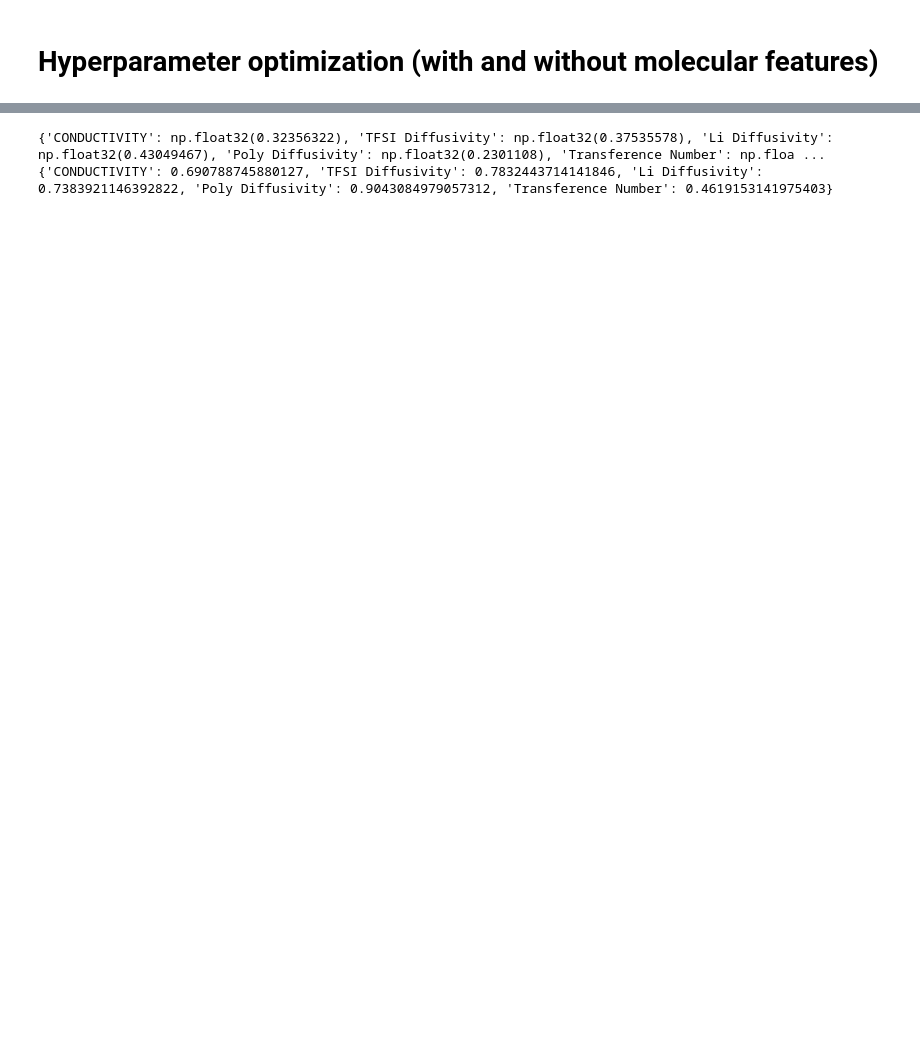
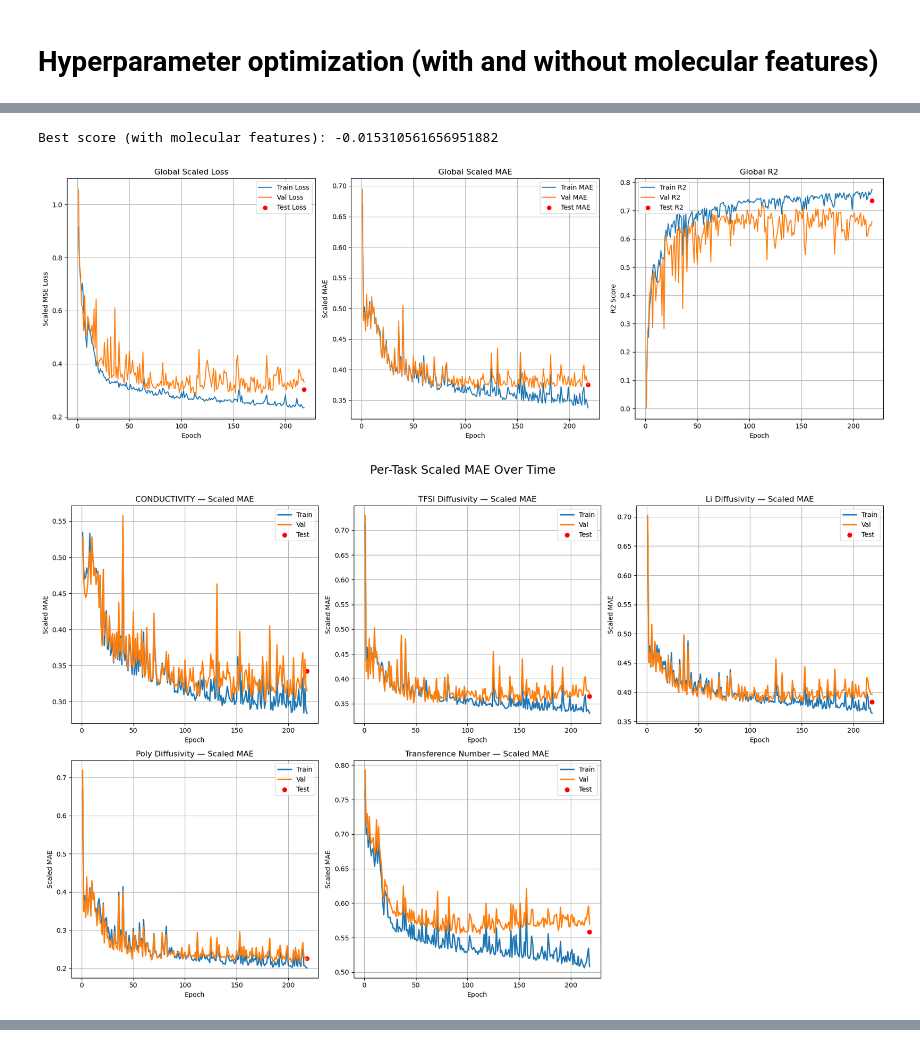
Before and after one commit to phuangthongs/Ionic-Conductivity-Prediction-Project, a Jupyter notebook: cgcnn_test.ipynb, the cells around one changed output, grey strips where cells are left out. Drawn from its saved outputs; the diff is of its cells as text; code cells hidden in the pictures; blank space fills up the shorter version.

```diff
--- a/cgcnn_test.ipynb
+++ b/cgcnn_test.ipynb
@@ -936,8 +1019,2 @@ KeyboardInterrupt:
-# %%
-score_withmol = 0
-while score_withmol < (optimizer_withmol.best_score_- 0.01):
-    final_model_withmol, final_metrics_withmol, _ = model_execution(**best_params_withmol)
-    score_withmol = final_metrics_withmol['test']['r2']-final_metrics_withmol['test']['mae']
-    print(score_withmol)
 # %%
 print('Best score (no molecular features):',score_nomol)
@@ -950,3 +1039,7 @@ Best score: 0.7360149186104537
 # %%
 print('Best score (with molecular features):',score_withmol)
-plot_all_metrics(final_metrics_withmol, target_cols_labels, num_epochs=best_params_withmol["num_epochs"]) #final_metrics3, best_params
+plot_all_metrics(final_metrics_withmol, target_cols_labels, num_epochs=best_params_withmol["num_epochs"], save_prefix="withmol")
+# %% [output]
+Best score (with molecular features): -0.015310561656951882
+[figure, added]
+[figure, added]
@@ -953,6 +1046,0 @@ plot_all_metrics(final_metrics_withmol, target_cols_labels, num_epochs=best_para
-# %%
-print(final_metrics_withmol['test']['per_task_mae'])
-print(final_metrics_withmol['test']['per_task_r2'])
-# %% [output]
-{'CONDUCTIVITY': np.float32(0.32356322), 'TFSI Diffusivity': np.float32(0.37535578), 'Li Diffusivity': np.float32(0.43049467), 'Poly Diffusivity': np.float32(0.2301108), 'Transference Number': np.floa ...
-{'CONDUCTIVITY': 0.690788745880127, 'TFSI Diffusivity': 0.7832443714141846, 'Li Diffusivity': 0.7383921146392822, 'Poly Diffusivity': 0.9043084979057312, 'Transference Number': 0.4619153141975403}
```
Also changed, not shown: parts of 21 cells of this notebook, 8 other files.
